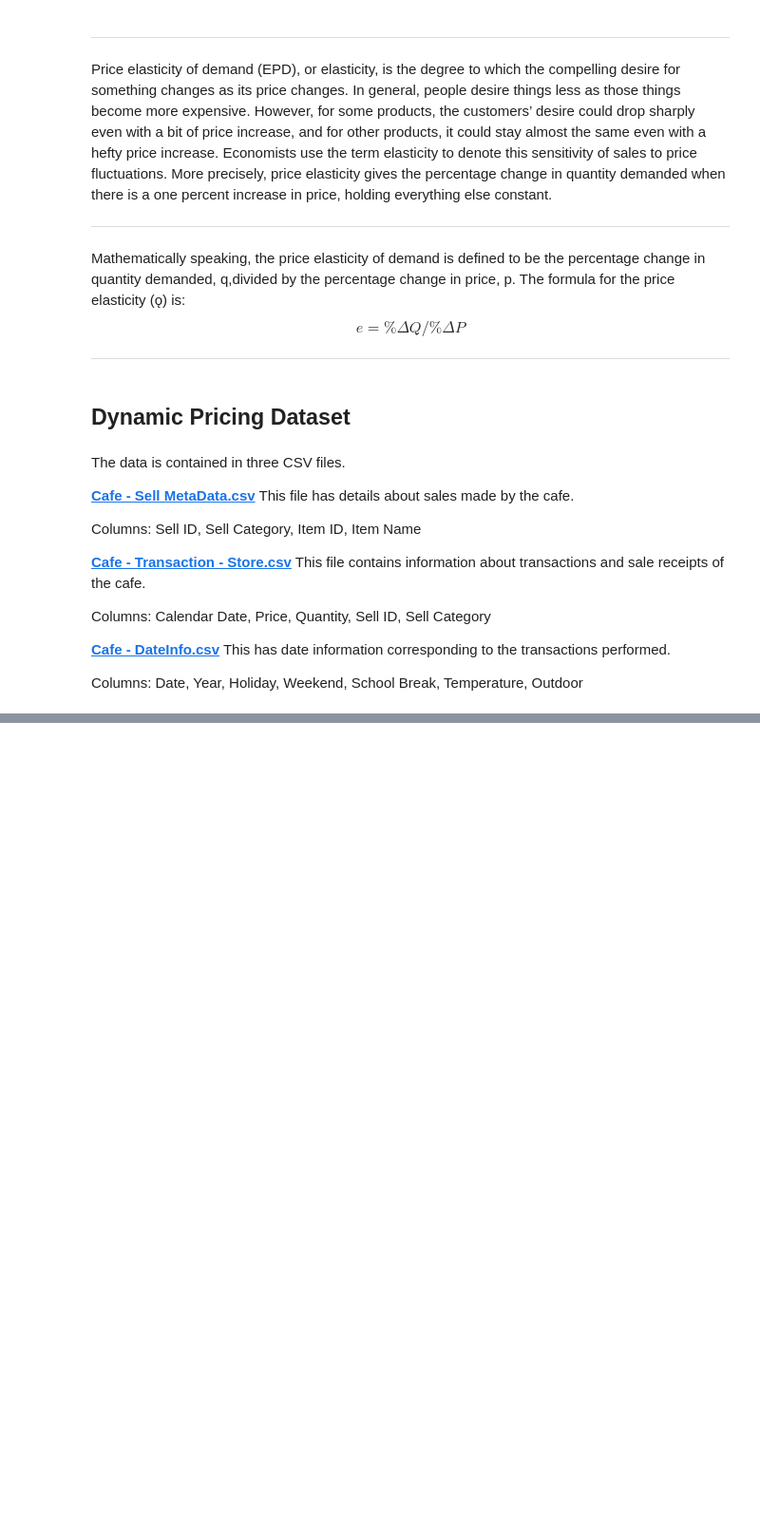
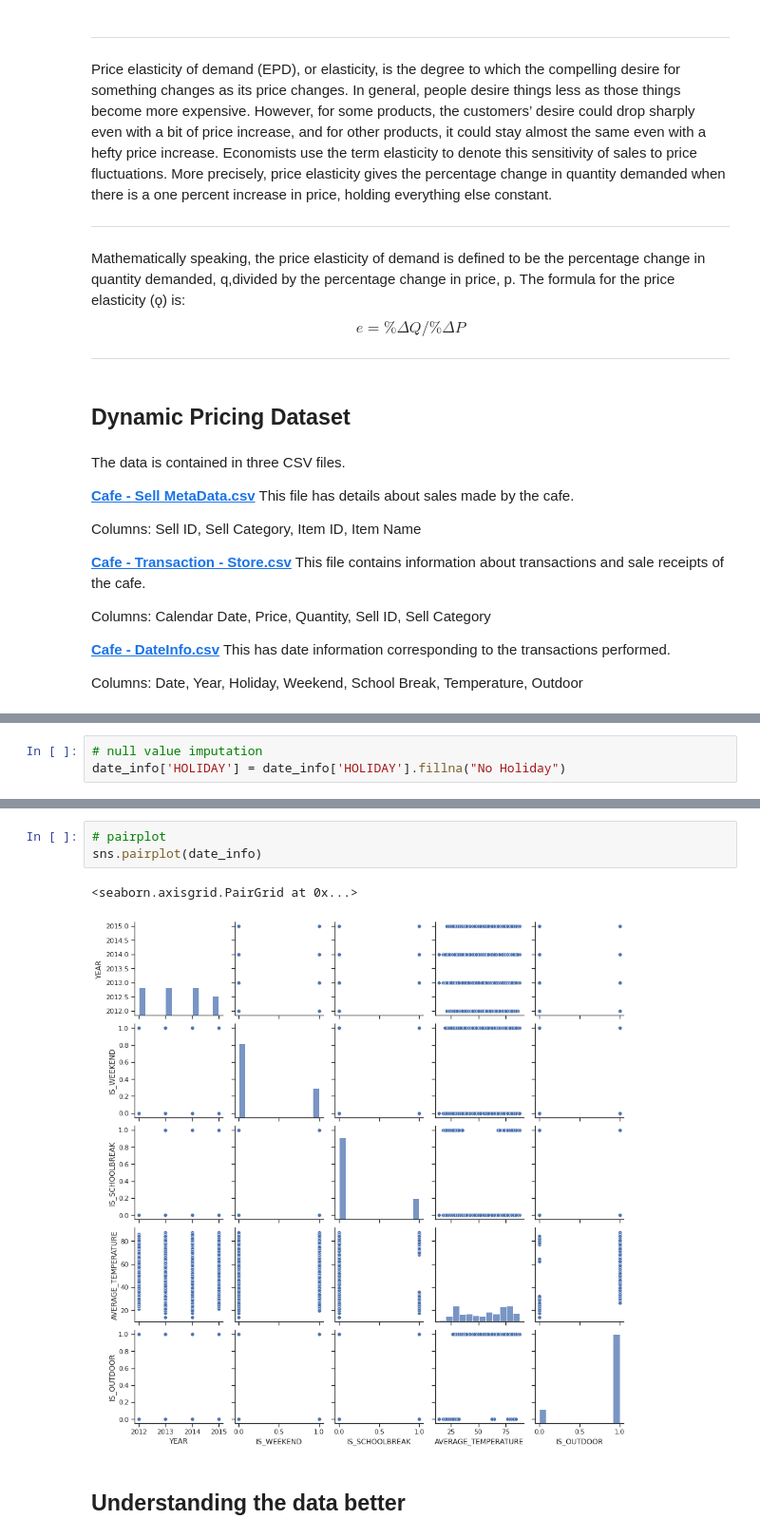
Before and after one commit to anmolg1997/Regression_projects, a Jupyter notebook: Price Optimisation based on Price Elasticity/Retail_Price_Optimization.ipynb, the cells around one changed output, grey strips where cells are left out. Shown at 95% size. Drawn from its saved outputs; the diff is of its cells as text; blank space fills up the shorter version.

```diff
--- a/Price Optimisation based on Price Elasticity/Retail_Price_Optimization.ipynb
+++ b/Price Optimisation based on Price Elasticity/Retail_Price_Optimization.ipynb
@@ -44,0 +281,3 @@ Columns: Date, Year, Holiday, Weekend, School Break, Temperature, Outdoor
+# %%
+# null value imputation
+date_info['HOLIDAY'] = date_info['HOLIDAY'].fillna("No Holiday")
@@ -44,0 +288,8 @@ Columns: Date, Year, Holiday, Weekend, School Break, Temperature, Outdoor
+# %%
+# pairplot
+sns.pairplot(date_info)
+# %% [output]
+<seaborn.axisgrid.PairGrid at 0x...>
+[figure, added]
+# %% [markdown]
+## Understanding the data better
```
Also changed, not shown: parts of 60 cells of this notebook.
